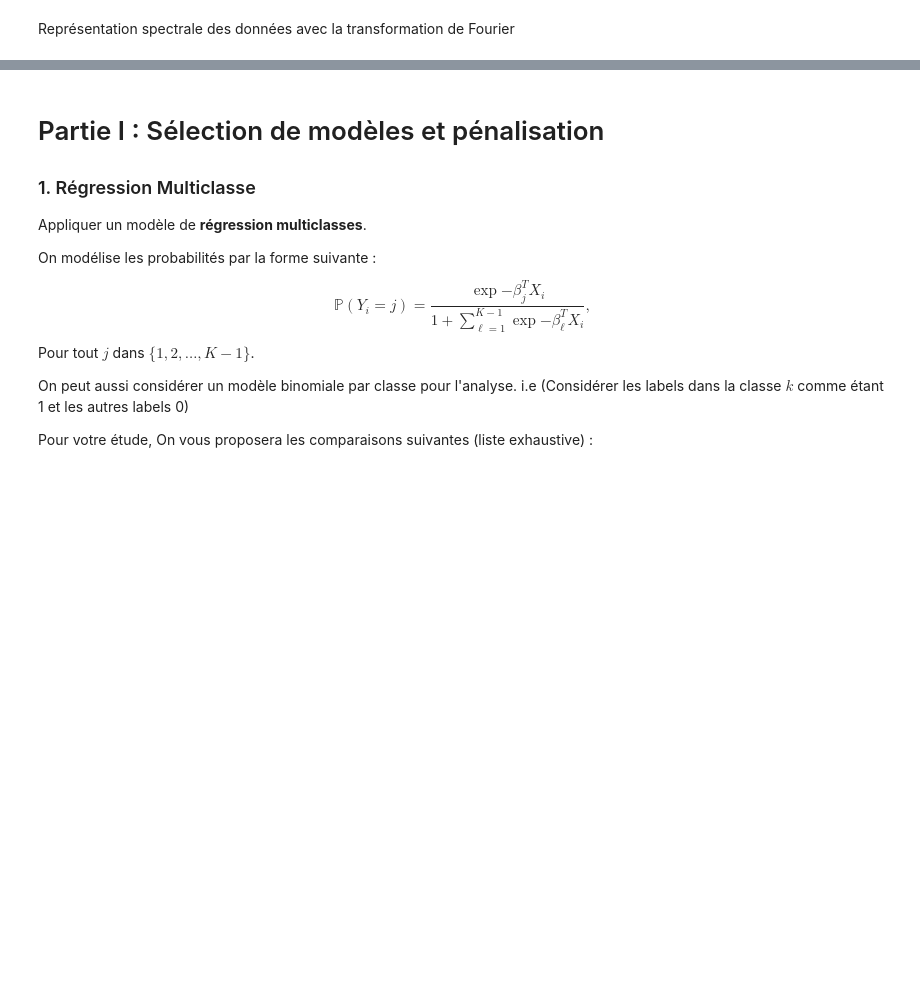
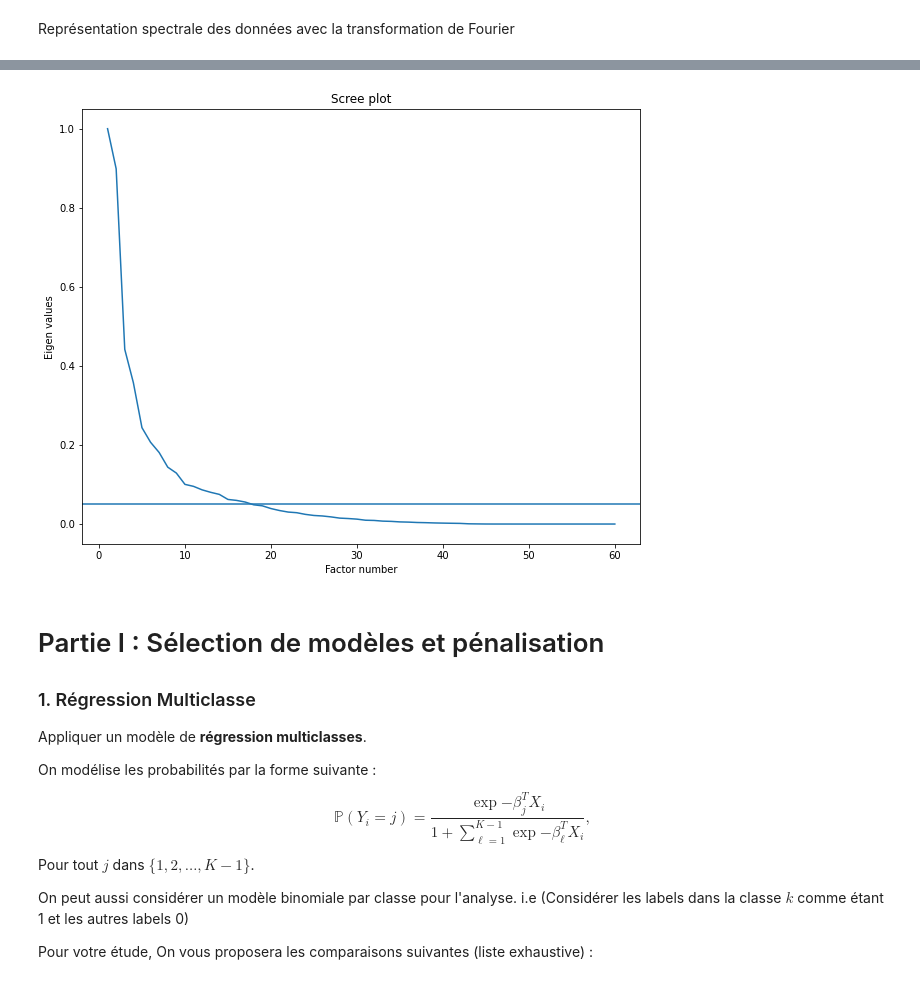
Before and after one commit to p-brunet/ML_fil_rouge, a Jupyter notebook: ProjetFilRouge-ML.ipynb, the cells around one changed output, grey strips where cells are left out. Cells and saved outputs as stored; diff of their text form; code cells hidden in the pictures; blank space fills up the shorter version.

```diff
--- a/ProjetFilRouge-ML.ipynb
+++ b/ProjetFilRouge-ML.ipynb
@@ -181,3 +197,17 @@ Représentation spectrale des données avec la transformation de Fourier
+# %%
+acp = PCA(svd_solver='full')
+coord = acp.fit_transform(Data_App)
+eigval = (60-1)/60*acp.explained_variance_
+# %%
+plt.figure(figsize=(10,8))
+plt.plot(np.arange(1,60+1),eigval/max(eigval))
+plt.axhline(y=0.05)
+plt.title("Scree plot")
+plt.ylabel("Eigen values")
+plt.xlabel("Factor number")
+plt.show()
+# %% [output]
+[figure, added]
 # %% [markdown]
 # Partie I : Sélection de modèles et pénalisation
 
```
Also changed, not shown: parts of 25 cells of this notebook.
